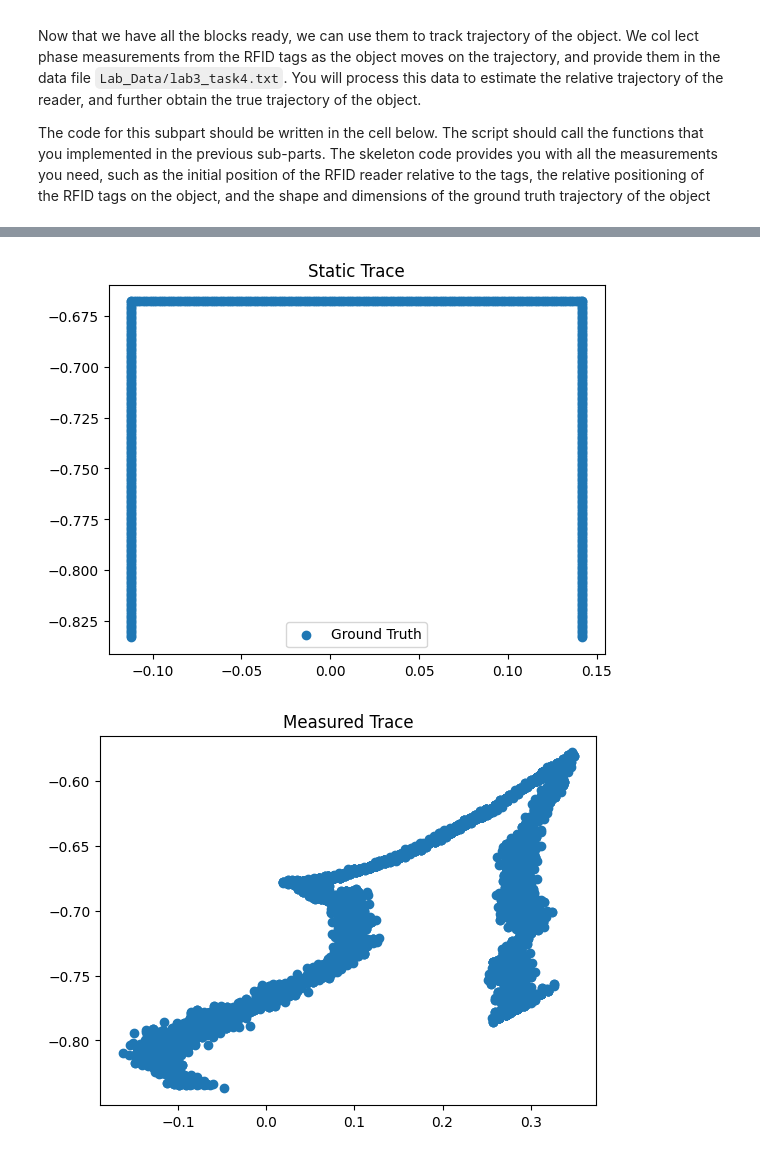
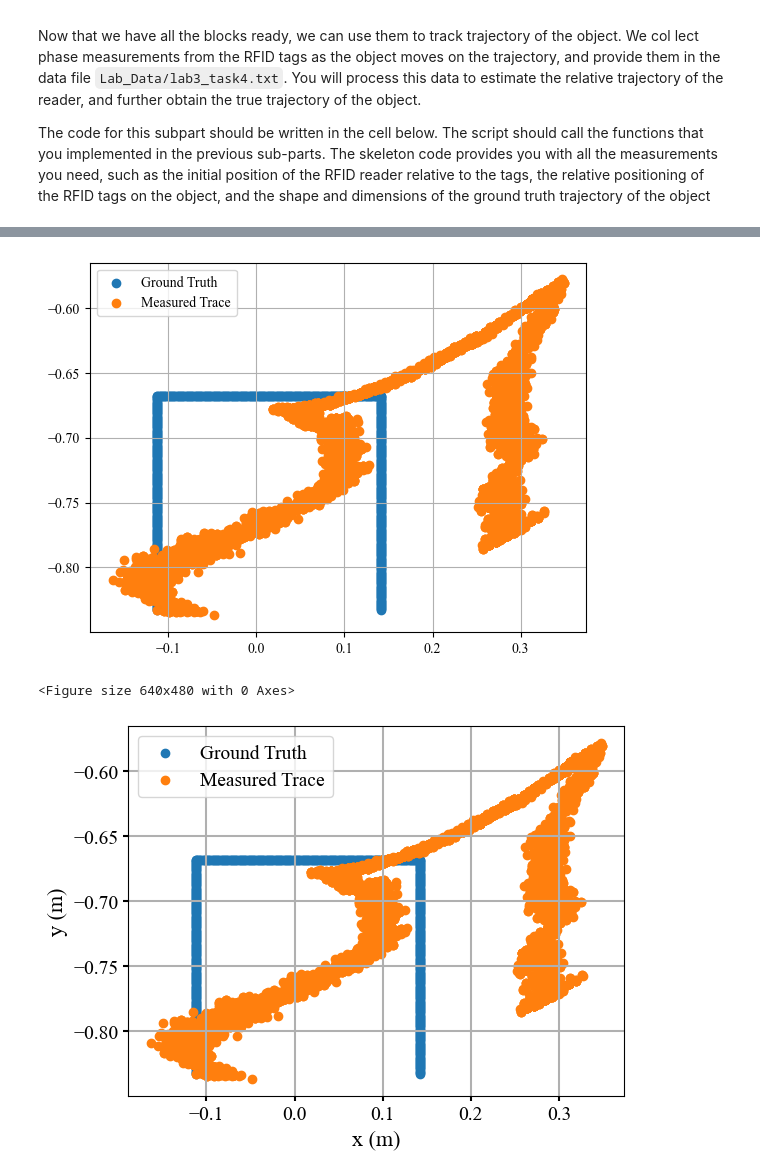
Before and after one commit to sjfenarg/LAB3_RFID, a Jupyter notebook: task_4.ipynb, the cells around one changed output, grey strips where cells are left out. Saved outputs shown, nothing was run; the diff lists cells and outputs as text; code cells hidden in the pictures.

Commit message:
Task 4 plot

```diff
--- a/task_4.ipynb
+++ b/task_4.ipynb
@@ -213,6 +213,7 @@ The code for this subpart should be written in the cell below. The script should
 # %%
 
 # Assuming the functions read_data, get_phase_change, variation_distance, trilateration, invert_traj are already defined.
+plt.rcParams['font.family'] = 'Times New Roman'
 
 # Read the data file
 file = 'Lab_Data/lab3_task4.txt'
@@ -261,16 +262,16 @@ plt.title('Phase Changes')
 plt.show()
 
 dphas = np.deg2rad(dphas)
-print(dphas)
+
 # Distance changes
 dist = np.zeros((len(time), 2))
 dist[0, :] = [pdist([anchorl, pos[0, :]])[0], pdist([anchorr, pos[0, :]])[0]]
 for k in range(1, len(time)):
     dist[k, 0] = variation_distance(dist[k-1, 0], dphas[k, 0], lambda_)
-    print(f"Distance {k} left: {dist[k-1, 0]}")
-    print(f"Distance {k} right: {dist[k-1, 1]}")
-    print(f"Phase {k} left: {dphas[k, 0]}")
-    print(f"Phase {k} right: {dphas[k, 1]}")
+    # print(f"Distance {k} left: {dist[k-1, 0]}")
+    # print(f"Distance {k} right: {dist[k-1, 1]}")
+    # print(f"Phase {k} left: {dphas[k, 0]}")
+    # print(f"Phase {k} right: {dphas[k, 1]}")
 
     dist[k, 1] = variation_distance(dist[k-1, 1], dphas[k, 1], lambda_)
 
@@ -286,8 +287,8 @@ plt.show()
 
 for k in range(1, len(dist)):
     pos[k, :] = trilateration(anchorl, anchorr, dist[k, 0], dist[k, 1])
-    print(f"Position {k}: {pos[k]}")
-    print(f"Distance {k}: {dist[k]}")
+    # print(f"Position {k}: {pos[k]}")
+    # print(f"Distance {k}: {dist[k]}")
 
 # Show trace
 plt.figure()
@@ -297,7 +298,6 @@ plt.show()
 
 #theoretical  trace
 plt.figure()
-plt.title('Static Trace')
 res = 200
 tracet = np.vstack((
     np.column_stack((np.linspace(-1.12e-1, -1.12e-1, res), np.linspace(-8.33e-1, -6.68e-1, res))),
@@ -305,13 +305,33 @@ tracet = np.vstack((
     np.column_stack((np.linspace(1.42e-1, 1.42e-1, res), np.linspace(-6.68e-1, -8.33e-1, res)))
 ))
 plt.scatter(tracet[:, 0], tracet[:, 1], label='Ground Truth')
+pos = invert_traj(pos)
+plt.scatter(pos[:, 0], pos[:, 1],  label='Measured Trace')
 plt.legend()
+plt.grid(True)
+plt.show()
+plt.savefig('Trace.svg', format='svg')
 
 
-# TODO: invert and plot the measured trajectory
-pos = invert_traj(pos)
-plt.figure()
-plt.scatter(pos[:, 0], pos[:, 1])
-plt.title('Measured Trace')
+
+fig = plt.figure(facecolor='none')
+ax = fig.add_subplot(1,1,1)
+ax.set_facecolor('none')  # Set axes background to transparent
+
+ax.scatter(tracet[:, 0], tracet[:, 1], label='Ground Truth')
+ax.scatter(pos[:, 0], pos[:, 1],  label='Measured Trace')
+ax.set_xlabel('x (m)', fontname='Times New Roman', fontsize=16)
+ax.set_ylabel('y (m)', fontname='Times New Roman', fontsize=16)
+ax.grid(True, linewidth=1.5)
+
+legend = ax.legend(fontsize=14)
+for text in legend.get_texts():
+    text.set_fontname('Times New Roman')
+    text.set_backgroundcolor('none')  # Set legend background to transparent
+
+ax.tick_params(axis='both', which='major', labelsize=14, width=1.5)
+
+plt.savefig('Trace', dpi=300, bbox_inches='tight', transparent=True)
 plt.show()
+plt.close(fig)  # Close the figure to free memory
 # %% [output]
@@ -356,2 +342,3 @@ Distance 5063: [0
-[figure, old version]
+[figure, new version]
+<Figure size 640x480 with 0 Axes>
-[figure, old version]
+[figure, new version]
```
Also changed, not shown: parts of 3 cells of this notebook.
